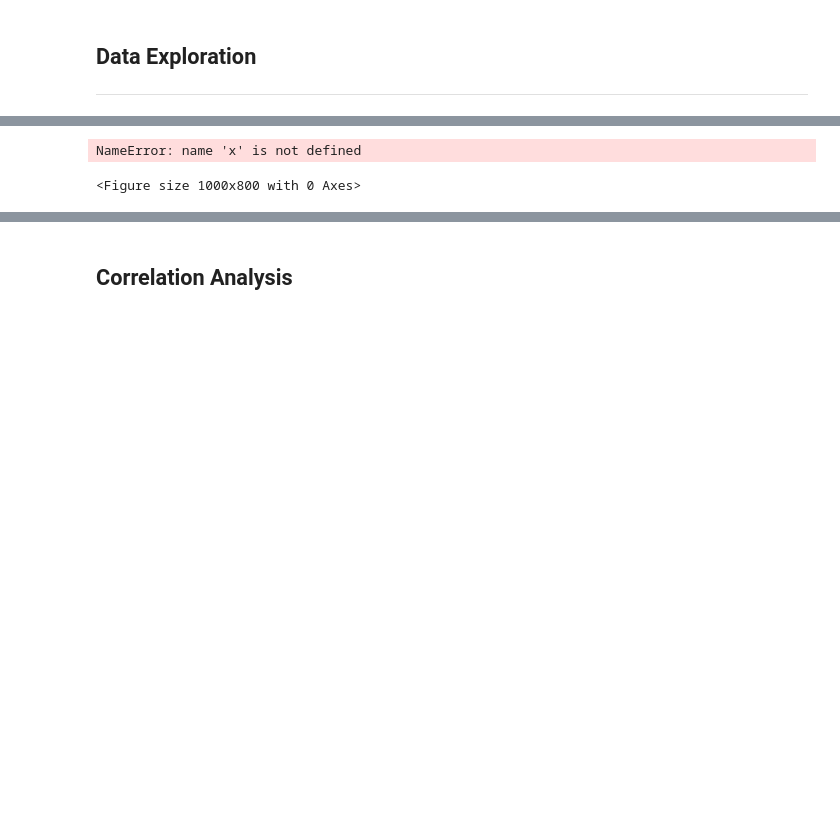
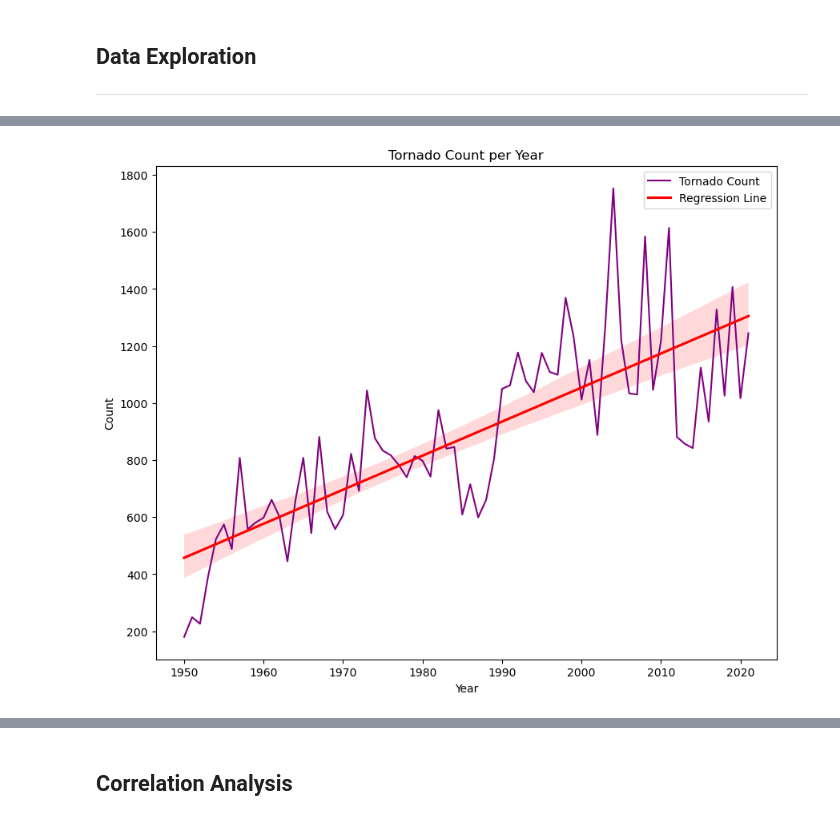
Before and after one commit to TheeLuke/Tornado-Data-Analysis, a Jupyter notebook: Tornado Analysis.ipynb, the cells around one changed output, grey strips where cells are left out. Saved outputs shown, nothing was run; the diff lists cells and outputs as text; code cells hidden in the pictures; blank space fills up the shorter version.

```diff
--- a/Tornado Analysis.ipynb
+++ b/Tornado Analysis.ipynb
@@ -641,17 +642,16 @@ s_tornado_data.head()
 # %%
 tornado_count = s_tornado_data.groupby('yr').Magnitude.count()
 
 plt.figure(figsize=[10, 8])
-plt.plot(x, y, color="purple", label='Tornado Count per Year')
-sns.regplot(x=tornado_count.index, y=tornado_count, scatter=False, color='red')  # Plot the regression line
+plt.plot(tornado_count.index, tornado_count, color='purple', label='Tornado Count')
+sns.regplot(x=tornado_count.index, y=tornado_count, scatter=False, color='red', label='Regression Line')
 plt.title('Tornado Count per Year')
 plt.xlabel('Year')
 plt.ylabel('Count')
 plt.legend()
 plt.show()
 # %% [output]
-NameError: name 'x' is not defined
-<Figure size 1000x800 with 0 Axes>
+[figure, added]
 # %%
 tornado_counts = s_tornado_data.groupby(['yr', 'Magnitude']).size().unstack(fill_value=0)
 
```
Also changed, not shown: parts of 26 cells of this notebook.
